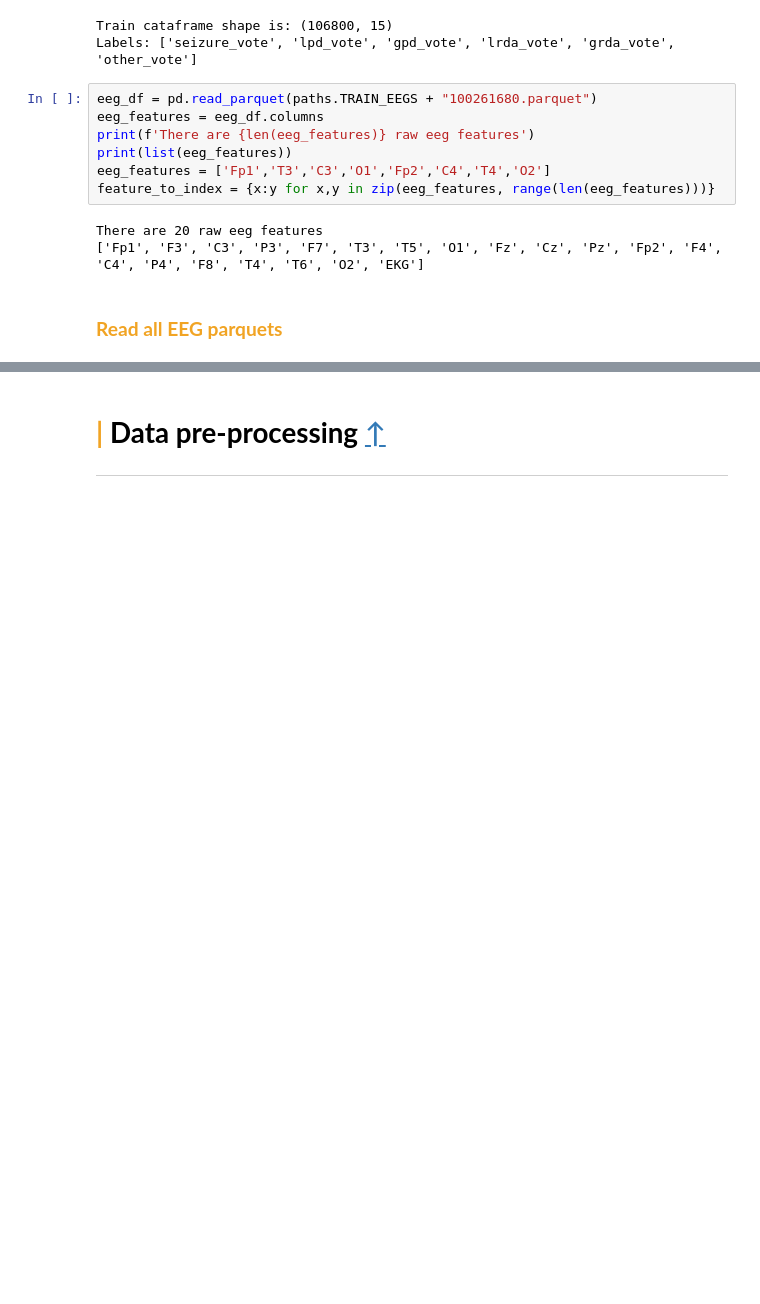
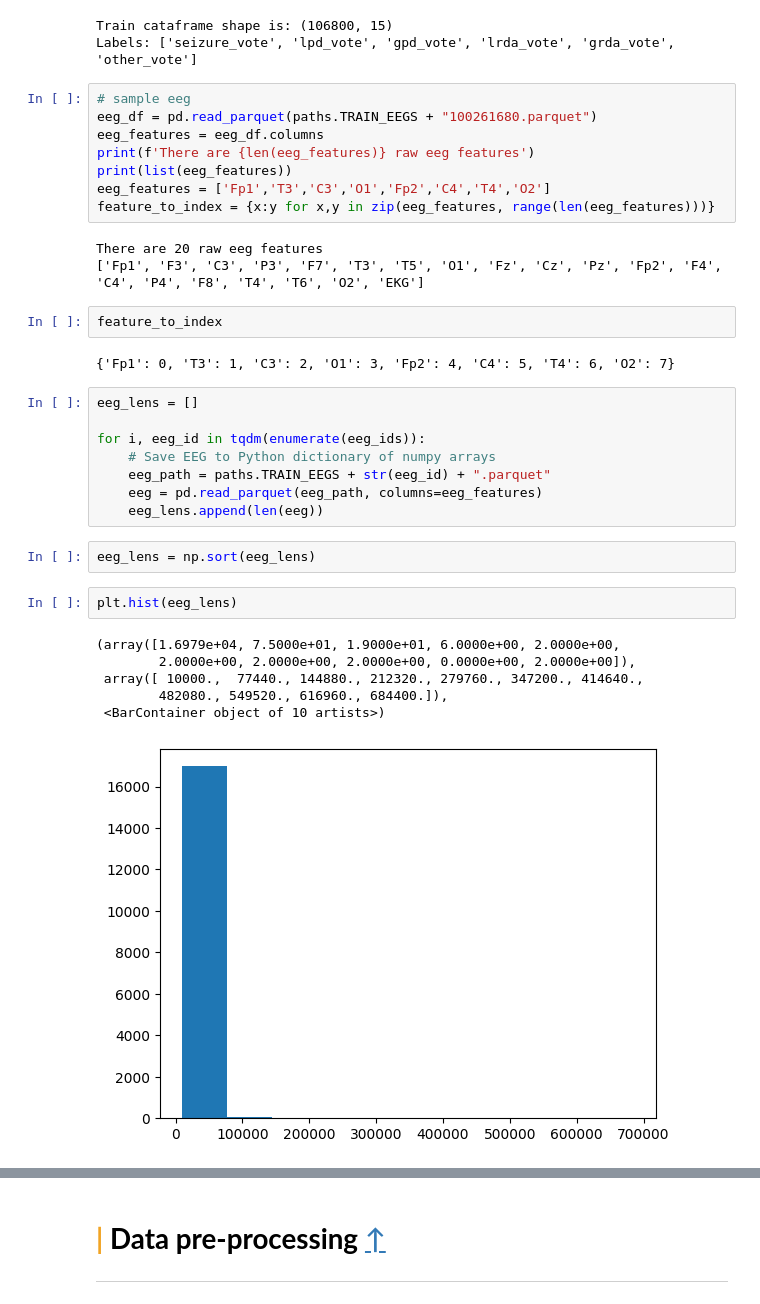
Before and after one commit to TQ07/HMS, a Jupyter notebook: copy-of-pytorch-wavenet-hms.ipynb, the cells around one changed output, grey strips where cells are left out. Saved outputs shown, nothing was run; the diff lists cells and outputs as text; blank space fills up the shorter version.

```diff
--- a/copy-of-pytorch-wavenet-hms.ipynb
+++ b/copy-of-pytorch-wavenet-hms.ipynb
@@ -193,6 +168,7 @@ print(f"Labels: {list(label_cols)}")
 Train cataframe shape is: (106800, 15)
 Labels: ['seizure_vote', 'lpd_vote', 'gpd_vote', 'lrda_vote', 'grda_vote', 'other_vote']
 # %%
+# sample eeg
 eeg_df = pd.read_parquet(paths.TRAIN_EEGS + "100261680.parquet")
 eeg_features = eeg_df.columns
 print(f'There are {len(eeg_features)} raw eeg features')
@@ -202,5 +178,26 @@ feature_to_index = {x:y for x,y in zip(eeg_features, range(len(eeg_features)))}
 # %% [output]
 There are 20 raw eeg features
 ['Fp1', 'F3', 'C3', 'P3', 'F7', 'T3', 'T5', 'O1', 'Fz', 'Cz', 'Pz', 'Fp2', 'F4', 'C4', 'P4', 'F8', 'T4', 'T6', 'O2', 'EKG']
-# %% [markdown]
-### <b><span style='color:#F1A424'>Read all EEG parquets</span></b>
+# %%
+feature_to_index
+# %% [output]
+{'Fp1': 0, 'T3': 1, 'C3': 2, 'O1': 3, 'Fp2': 4, 'C4': 5, 'T4': 6, 'O2': 7}
+# %%
+eeg_lens = []
+
+for i, eeg_id in tqdm(enumerate(eeg_ids)):
+    # Save EEG to Python dictionary of numpy arrays
+    eeg_path = paths.TRAIN_EEGS + str(eeg_id) + ".parquet"
+    eeg = pd.read_parquet(eeg_path, columns=eeg_features)
+    eeg_lens.append(len(eeg))
+# %%
+eeg_lens = np.sort(eeg_lens)
+# %%
+plt.hist(eeg_lens)
+# %% [output]
+(array([1.6979e+04, 7.5000e+01, 1.9000e+01, 6.0000e+00, 2.0000e+00,
+        2.0000e+00, 2.0000e+00, 2.0000e+00, 0.0000e+00, 2.0000e+00]),
+ array([ 10000.,  77440., 144880., 212320., 279760., 347200., 414640.,
+        482080., 549520., 616960., 684400.]),
+ <BarContainer object of 10 artists>)
+[figure, added]
```
Also changed, not shown: parts of 36 cells of this notebook.
